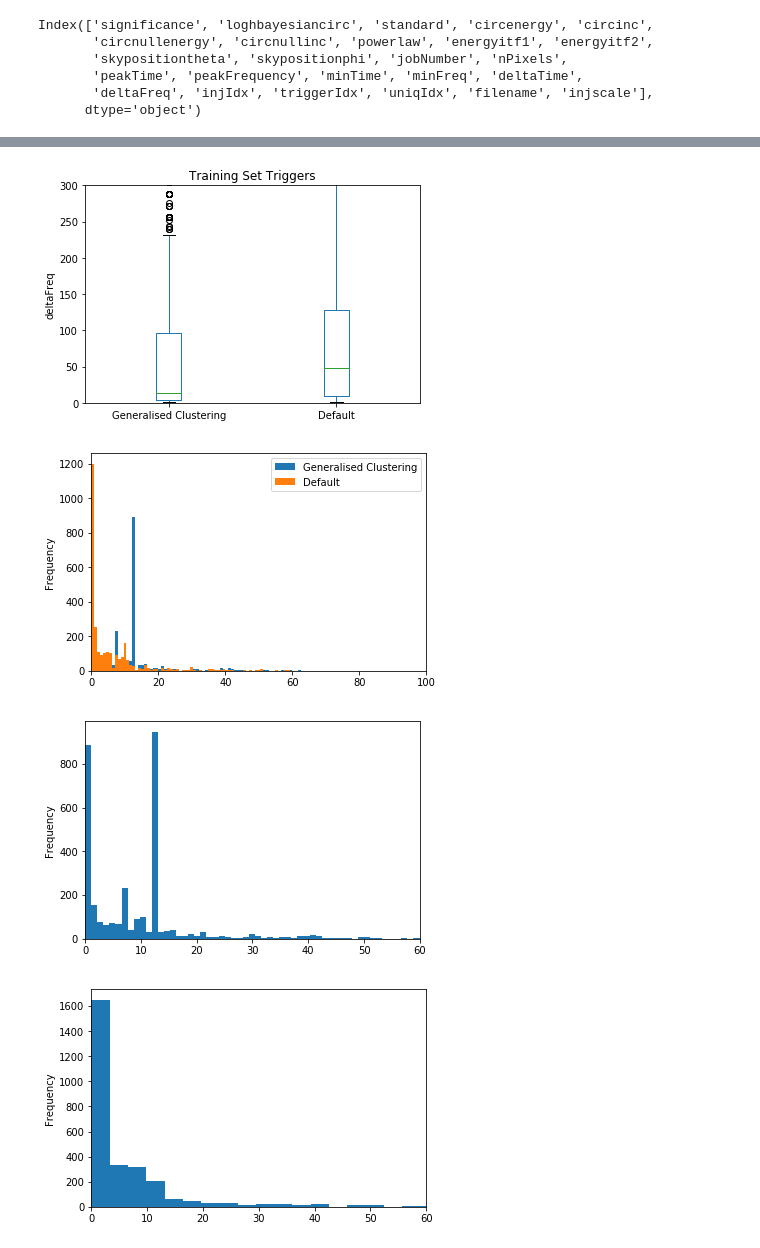
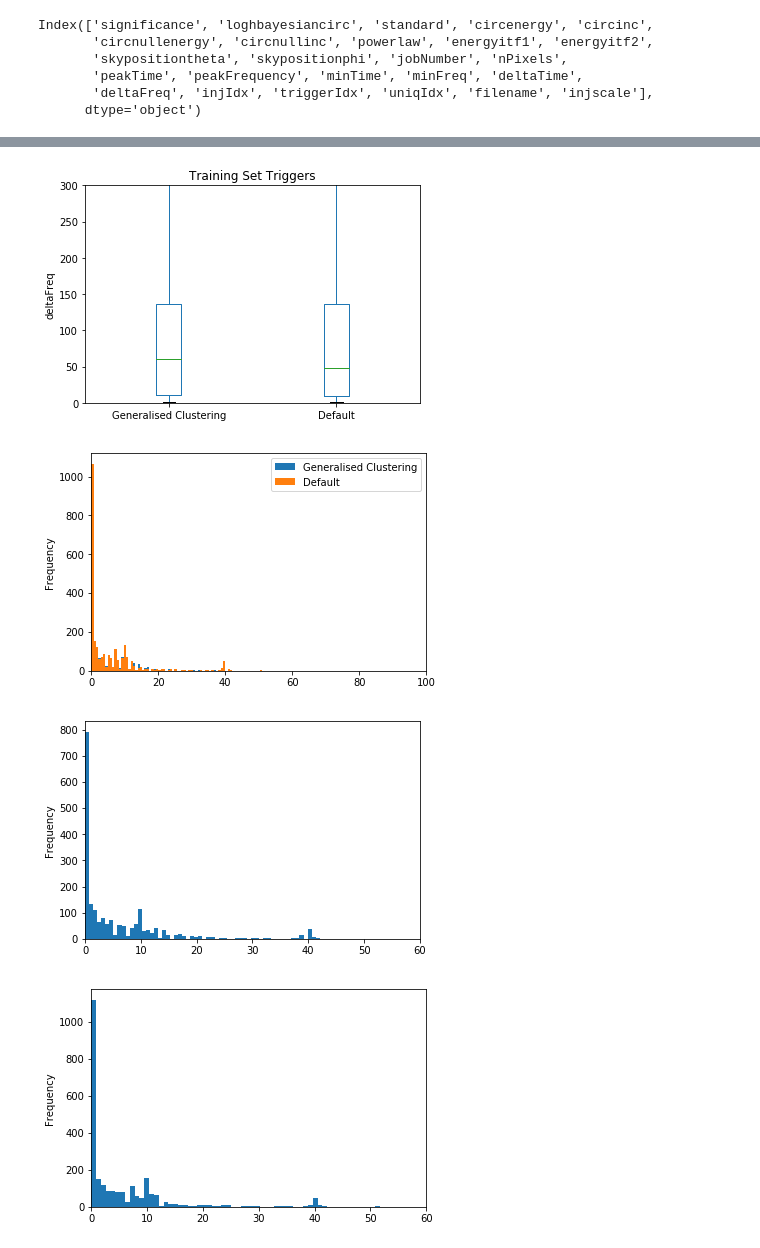
Before and after one commit to idorrington92/thesis, a Jupyter notebook: training_set_analysis.ipynb, the cells around one changed output, grey strips where cells are left out. Drawn from its saved outputs; the diff is of its cells as text; code cells hidden in the pictures.

```diff
--- a/training_set_analysis.ipynb
+++ b/training_set_analysis.ipynb
@@ -4,6 +4,6 @@ import os
 from collections import Counter
 import pandas as pd
 # %%
-gc =pd.read_csv('gc_training2.txt')
-nogc =pd.read_csv('no_gc_training2.txt')
+gc =pd.read_csv('gc_training_offsourceinj.txt')
+nogc =pd.read_csv('no_gc_training_offsourceinj.txt')
 stat='peakFrequency'
@@ -72,26 +84,26 @@ plot=both.plot(kind='box',ylim=[0,300],title="Training Set Triggers")
 plot.set_ylabel(stat)
 fig = plot.get_figure()
 # %% [output]
-[figure, old version]
+[figure, new version]
 # %%
 stat='deltaTime'
 both=pd.concat([gc[stat],nogc[stat]],axis=1,keys=['Generalised Clustering','Default'])
 plot=both.plot(kind='hist',bins=100,xlim=[0,100])
 fig = plot.get_figure()
 # %% [output]
-[figure, old version]
+[figure, new version]
 # %%
 stat='deltaTime'
 plot=gc[stat].plot(kind='hist',bins=80,xlim=[0,60])
 fig = plot.get_figure()
 # %% [output]
-[figure, old version]
+[figure, new version]
 # %%
 stat='deltaTime'
-plot=nogc[stat].plot(kind='hist',bins=20,xlim=[0,60])
+plot=nogc[stat].plot(kind='hist',bins=80,xlim=[0,60])
 fig = plot.get_figure()
 # %% [output]
-[figure, old version]
+[figure, new version]
 # %%
 plot=both.plot(kind='box',ylim=[0,100],title="Training Set Triggers")
 plot.set_ylabel(stat)
```
Also changed, not shown: parts of 23 cells of this notebook, 14 other files.
